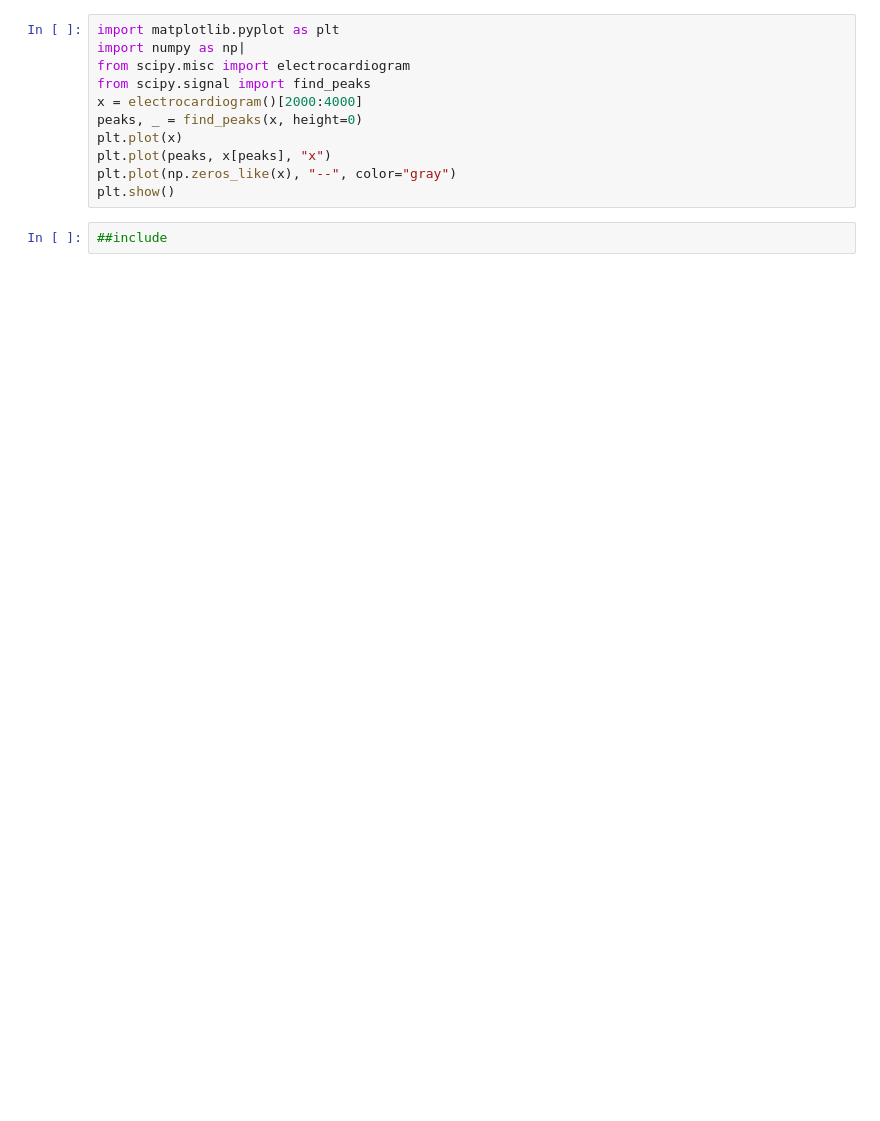
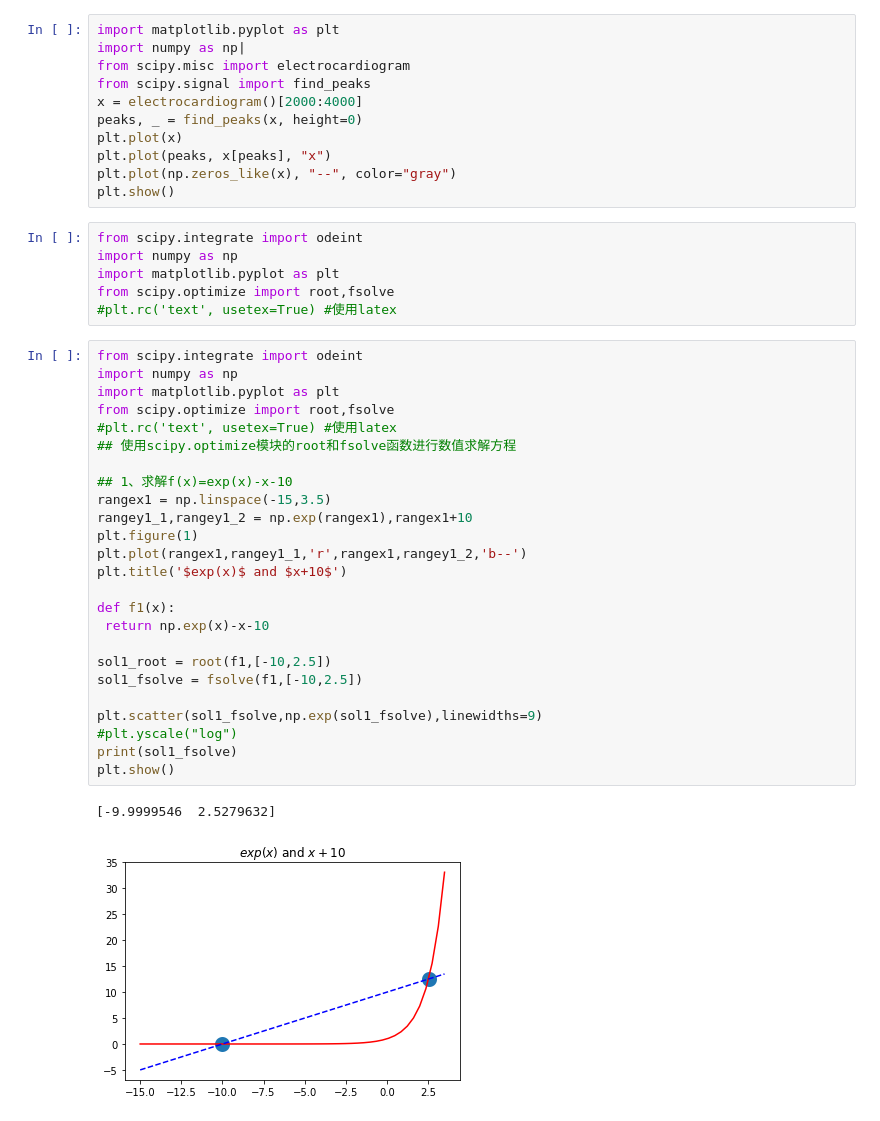
Before and after one commit to YashengFu/TMSAnalysis, a Jupyter notebook: debug_script/test.ipynb, the cells around one changed output. Drawn from its saved outputs; the diff is of its cells as text; blank space fills up the shorter version.

```diff
--- a/debug_script/test.ipynb
+++ b/debug_script/test.ipynb
@@ -126,5 +82,37 @@ plt.plot(x)
 plt.plot(peaks, x[peaks], "x")
 plt.plot(np.zeros_like(x), "--", color="gray")
 plt.show()
-# %%
-##include
+# %%
+from scipy.integrate import odeint
+import numpy as np
+import matplotlib.pyplot as plt
+from scipy.optimize import root,fsolve
+#plt.rc('text', usetex=True) #使用latex
+# %%
+from scipy.integrate import odeint
+import numpy as np
+import matplotlib.pyplot as plt
+from scipy.optimize import root,fsolve
+#plt.rc('text', usetex=True) #使用latex
+## 使用scipy.optimize模块的root和fsolve函数进行数值求解方程
+
+## 1、求解f(x)=exp(x)-x-10
+rangex1 = np.linspace(-15,3.5)
+rangey1_1,rangey1_2 = np.exp(rangex1),rangex1+10
+plt.figure(1)
+plt.plot(rangex1,rangey1_1,'r',rangex1,rangey1_2,'b--')
+plt.title('$exp(x)$ and $x+10$')
+
+def f1(x):
+ return np.exp(x)-x-10
+
+sol1_root = root(f1,[-10,2.5])
+sol1_fsolve = fsolve(f1,[-10,2.5])
+
+plt.scatter(sol1_fsolve,np.exp(sol1_fsolve),linewidths=9)
+#plt.yscale("log")
+print(sol1_fsolve)
+plt.show()
+# %% [output]
+[-9.9999546  2.5279632]
+[figure, added]
```
Also changed, not shown: parts of 12 cells of this notebook, 4 other files.
